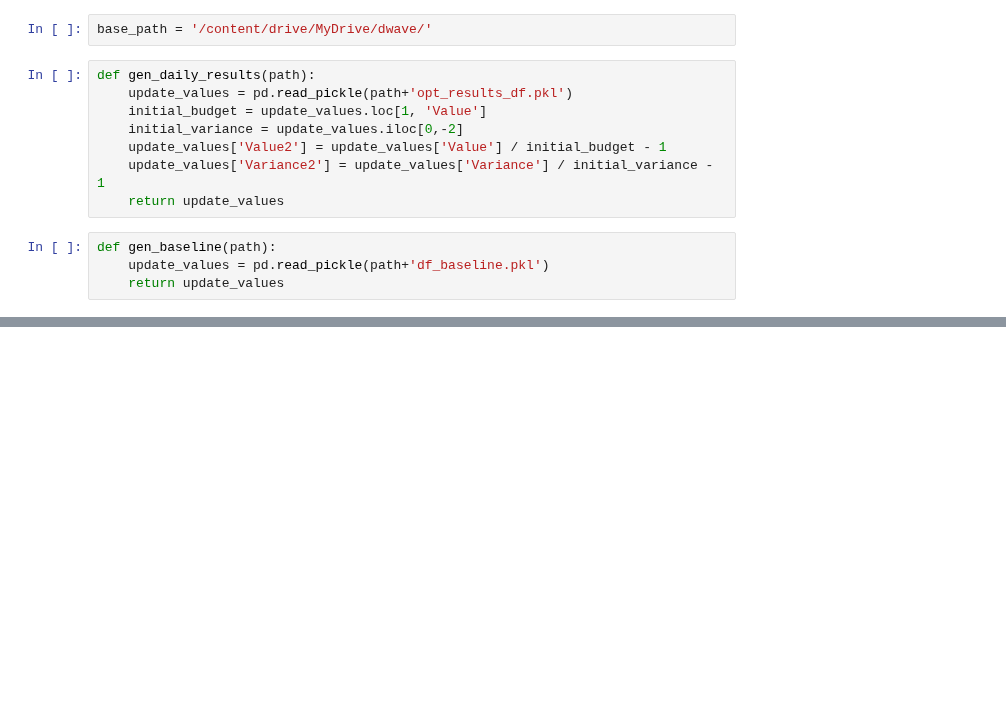
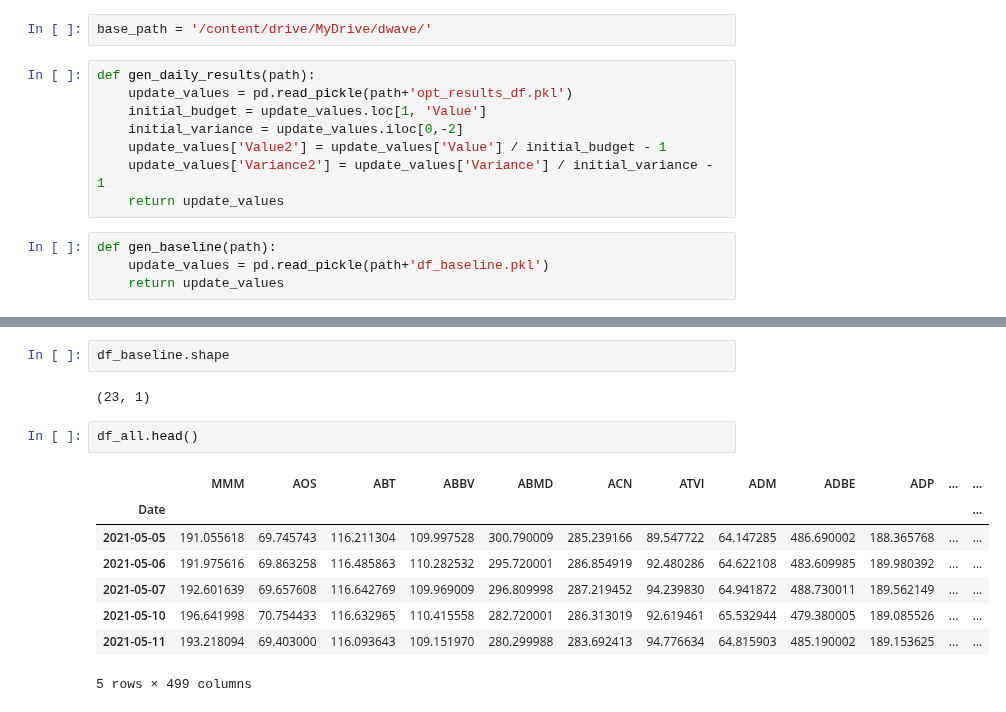
Before and after one commit to bvcmartins/dwaveDev, a Jupyter notebook: dwave_analysis.ipynb, the cells around one changed output, grey strips where cells are left out. Drawn from its saved outputs; the diff is of its cells as text; blank space fills up the shorter version.

```diff
--- a/dwave_analysis.ipynb
+++ b/dwave_analysis.ipynb
@@ -54,0 +130,15 @@ plt.show()
+# %%
+df_baseline.shape
+# %% [output]
+(23, 1)
+# %%
+df_all.head()
+# %% [output]
+|  | MMM | AOS | ABT | ABBV | ABMD | ACN | ATVI | ADM | ADBE | ADP | ... | ... |
+| Date |  |  |  |  |  |  |  |  |  |  |  | ... |
+| 2021-05-05 | 191.055618 | 69.745743 | 116.211304 | 109.997528 | 300.790009 | 285.239166 | 89.547722 | 64.147285 | 486.690002 | 188.365768 | ... | ... |
+| 2021-05-06 | 191.975616 | 69.863258 | 116.485863 | 110.282532 | 295.720001 | 286.854919 | 92.480286 | 64.622108 | 483.609985 | 189.980392 | ... | ... |
+| 2021-05-07 | 192.601639 | 69.657608 | 116.642769 | 109.969009 | 296.809998 | 287.219452 | 94.239830 | 64.941872 | 488.730011 | 189.562149 | ... | ... |
+| 2021-05-10 | 196.641998 | 70.754433 | 116.632965 | 110.415558 | 282.720001 | 286.313019 | 92.619461 | 65.532944 | 479.380005 | 189.085526 | ... | ... |
+| 2021-05-11 | 193.218094 | 69.403000 | 116.093643 | 109.151970 | 280.299988 | 283.692413 | 94.776634 | 64.815903 | 485.190002 | 189.153625 | ... | ... |
+5 rows × 499 columns
```
Also changed, not shown: parts of 10 cells of this notebook.
